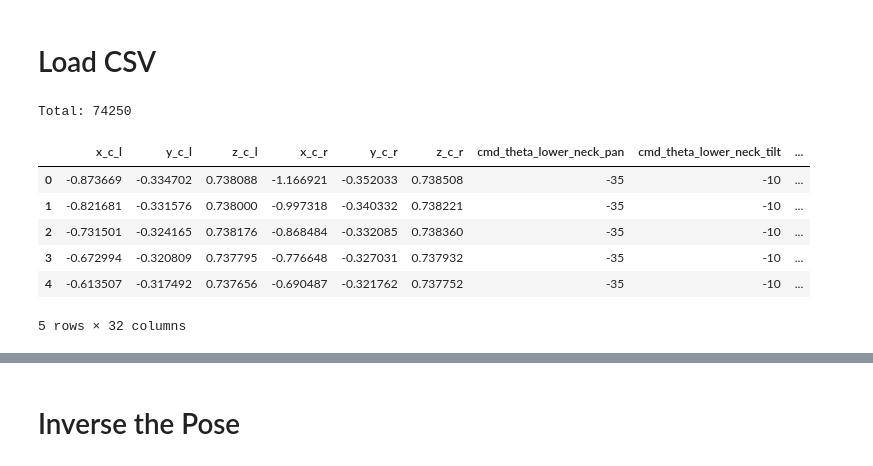
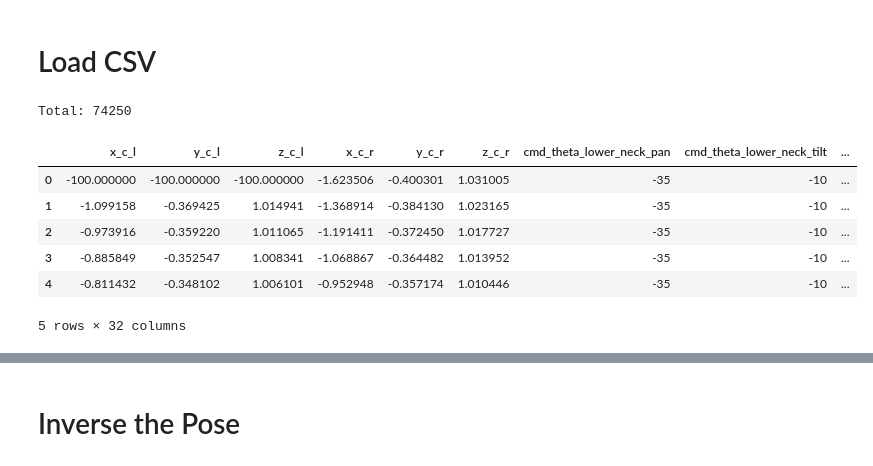
Before and after one commit to jpmnieles/grace_dl, a Jupyter notebook: notebooks/241001_DataPreProcessing_withInverse_IQPoutlier.ipynb, the cells around one changed output, grey strips where cells are left out. Saved outputs shown, nothing was run; the diff lists cells and outputs as text; code cells hidden in the pictures.

```diff
--- a/notebooks/241001_DataPreProcessing_withInverse_IQPoutlier.ipynb
+++ b/notebooks/241001_DataPreProcessing_withInverse_IQPoutlier.ipynb
@@ -16,18 +16,18 @@ import seaborn as sns
 # Load CSV
 # %%
 data_dir = "structured"
-csv_file = os.path.join(os.getcwd(),"..","data", data_dir, "075m_all_concat.csv")
+csv_file = os.path.join(os.getcwd(),"..","data", data_dir, "d1m_all_concat.csv")
 df = pd.read_csv(csv_file)
 print('Total:',len(df))
 df.head()
 # %% [output]
 Total: 74250
 |  | x_c_l | y_c_l | z_c_l | x_c_r | y_c_r | z_c_r | cmd_theta_lower_neck_pan | cmd_theta_lower_neck_tilt | ... |
-| 0 | -0.873669 | -0.334702 | 0.738088 | -1.166921 | -0.352033 | 0.738508 | -35 | -10 | ... |
-| 1 | -0.821681 | -0.331576 | 0.738000 | -0.997318 | -0.340332 | 0.738221 | -35 | -10 | ... |
-| 2 | -0.731501 | -0.324165 | 0.738176 | -0.868484 | -0.332085 | 0.738360 | -35 | -10 | ... |
-| 3 | -0.672994 | -0.320809 | 0.737795 | -0.776648 | -0.327031 | 0.737932 | -35 | -10 | ... |
-| 4 | -0.613507 | -0.317492 | 0.737656 | -0.690487 | -0.321762 | 0.737752 | -35 | -10 | ... |
+| 0 | -100.000000 | -100.000000 | -100.000000 | -1.623506 | -0.400301 | 1.031005 | -35 | -10 | ... |
+| 1 | -1.099158 | -0.369425 | 1.014941 | -1.368914 | -0.384130 | 1.023165 | -35 | -10 | ... |
+| 2 | -0.973916 | -0.359220 | 1.011065 | -1.191411 | -0.372450 | 1.017727 | -35 | -10 | ... |
+| 3 | -0.885849 | -0.352547 | 1.008341 | -1.068867 | -0.364482 | 1.013952 | -35 | -10 | ... |
+| 4 | -0.811432 | -0.348102 | 1.006101 | -0.952948 | -0.357174 | 1.010446 | -35 | -10 | ... |
 5 rows × 32 columns
 # %%
 # Filtered df
```
Also changed, not shown: parts of 9 cells of this notebook.
